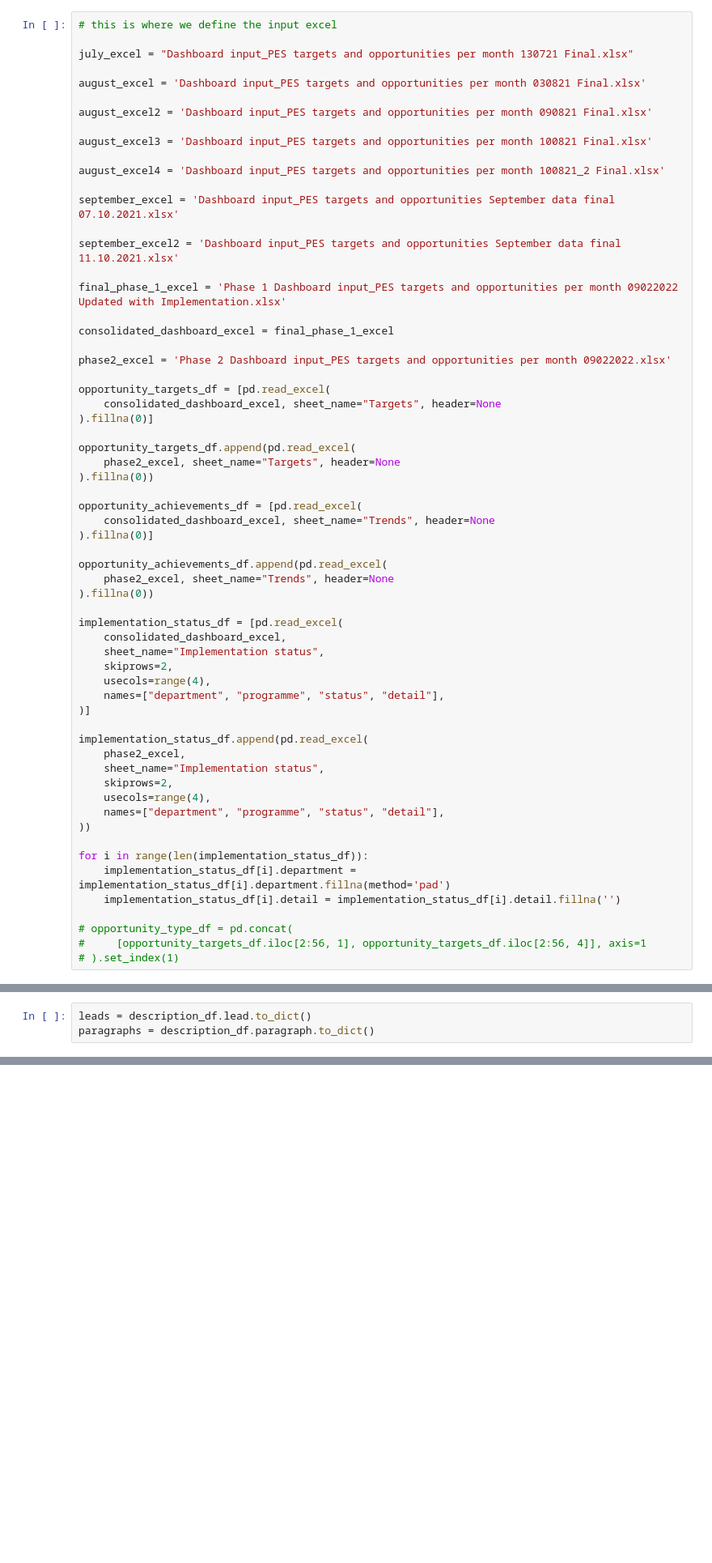
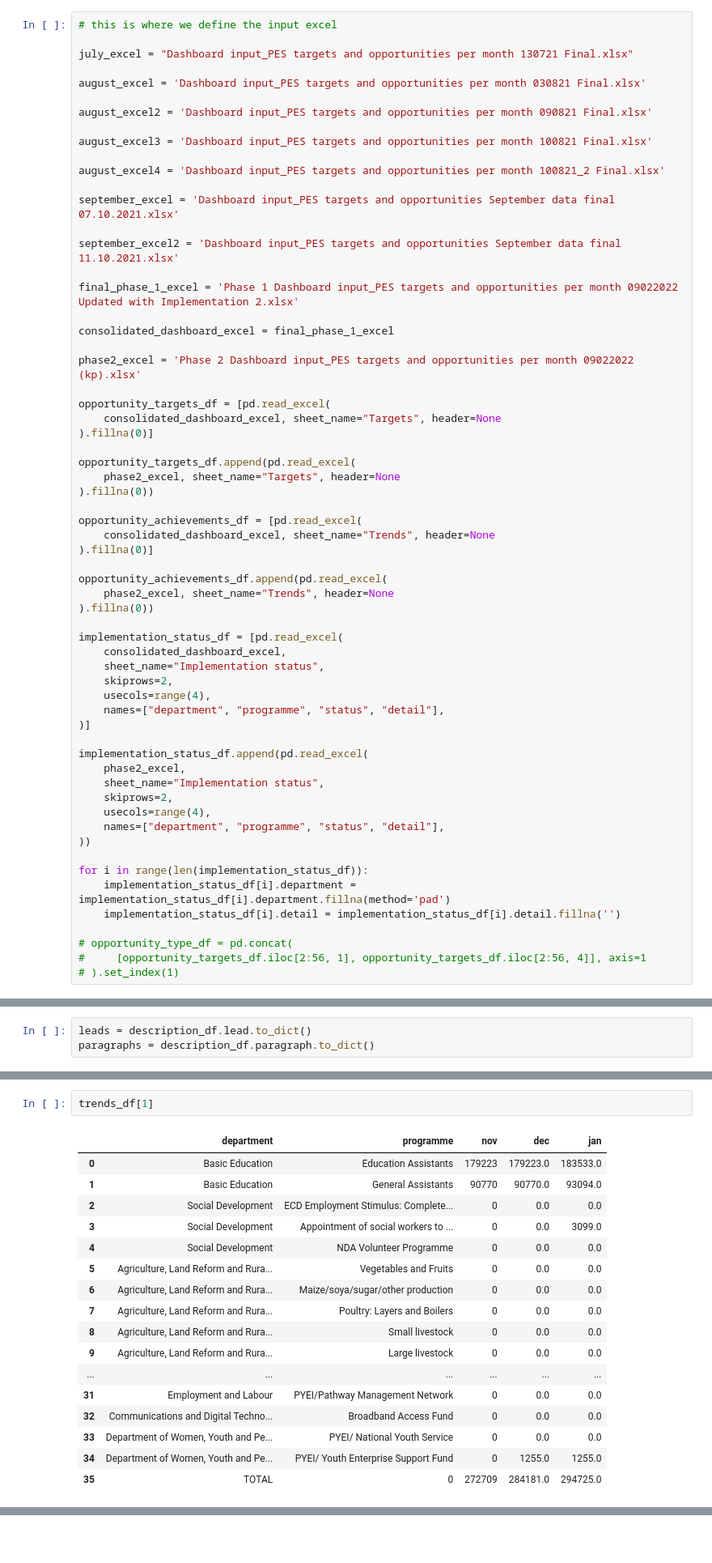
Before and after one commit to OpenUpSA/presidential-employment-stimulus, a Jupyter notebook: notebooks/p-e_to_json.ipynb, the cells around one changed output, grey strips where cells are left out. Shown at 81% size. Saved outputs shown, nothing was run; the diff lists cells and outputs as text; blank space fills up the shorter version.

Commit message:
Final start of phase 2 notebook

```diff
--- a/notebooks/p-e_to_json.ipynb
+++ b/notebooks/p-e_to_json.ipynb
@@ -60,11 +60,11 @@ september_excel = 'Dashboard input_PES targets and opportunities September data
 
 september_excel2 = 'Dashboard input_PES targets and opportunities September data final 11.10.2021.xlsx'
 
-final_phase_1_excel = 'Phase 1 Dashboard input_PES targets and opportunities per month 09022022 Updated with Implementation.xlsx'
+final_phase_1_excel = 'Phase 1 Dashboard input_PES targets and opportunities per month 09022022 Updated with Implementation 2.xlsx'
 
 consolidated_dashboard_excel = final_phase_1_excel
 
-phase2_excel = 'Phase 2 Dashboard input_PES targets and opportunities per month 09022022.xlsx'
+phase2_excel = 'Phase 2 Dashboard input_PES targets and opportunities per month 09022022 (kp).xlsx'
 
 opportunity_targets_df = [pd.read_excel(
     consolidated_dashboard_excel, sheet_name="Targets", header=None
@@ -214,6 +214,26 @@ for i in range(len(trends_df)):
     trends_df[i] = trends_df[i].fillna(0)
     if i == 1:
         trends_df[i] = trends_df[i].drop('oct', axis=1)
+# %%
+trends_df[1]
+# %% [output]
+|  | department | programme | nov | dec | jan |
+| 0 | Basic Education | Education Assistants | 179223 | 179223.0 | 183533.0 |
+| 1 | Basic Education | General Assistants | 90770 | 90770.0 | 93094.0 |
+| 2 | Social Development | ECD Employment Stimulus: Complete... | 0 | 0.0 | 0.0 |
+| 3 | Social Development | Appointment of social workers to ... | 0 | 0.0 | 3099.0 |
+| 4 | Social Development | NDA Volunteer Programme | 0 | 0.0 | 0.0 |
+| 5 | Agriculture, Land Reform and Rura... | Vegetables and Fruits | 0 | 0.0 | 0.0 |
+| 6 | Agriculture, Land Reform and Rura... | Maize/soya/sugar/other production | 0 | 0.0 | 0.0 |
+| 7 | Agriculture, Land Reform and Rura... | Poultry: Layers and Boilers | 0 | 0.0 | 0.0 |
+| 8 | Agriculture, Land Reform and Rura... | Small livestock | 0 | 0.0 | 0.0 |
+| 9 | Agriculture, Land Reform and Rura... | Large livestock | 0 | 0.0 | 0.0 |
+| ... | ... | ... | ... | ... | ... |
+| 31 | Employment and Labour | PYEI/Pathway Management Network | 0 | 0.0 | 0.0 |
+| 32 | Communications and Digital Techno... | Broadband Access Fund | 0 | 0.0 | 0.0 |
+| 33 | Department of Women, Youth and Pe... | PYEI/ National Youth Service | 0 | 0.0 | 0.0 |
+| 34 | Department of Women, Youth and Pe... | PYEI/ Youth Enterprise Support Fund | 0 | 1255.0 | 1255.0 |
+| 35 | TOTAL | 0 | 272709 | 284181.0 | 294725.0 |
 # %%
 provincial_df = [pd.read_excel(
     consolidated_dashboard_excel,
```
Also changed, not shown: parts of 1 cell of this notebook.
